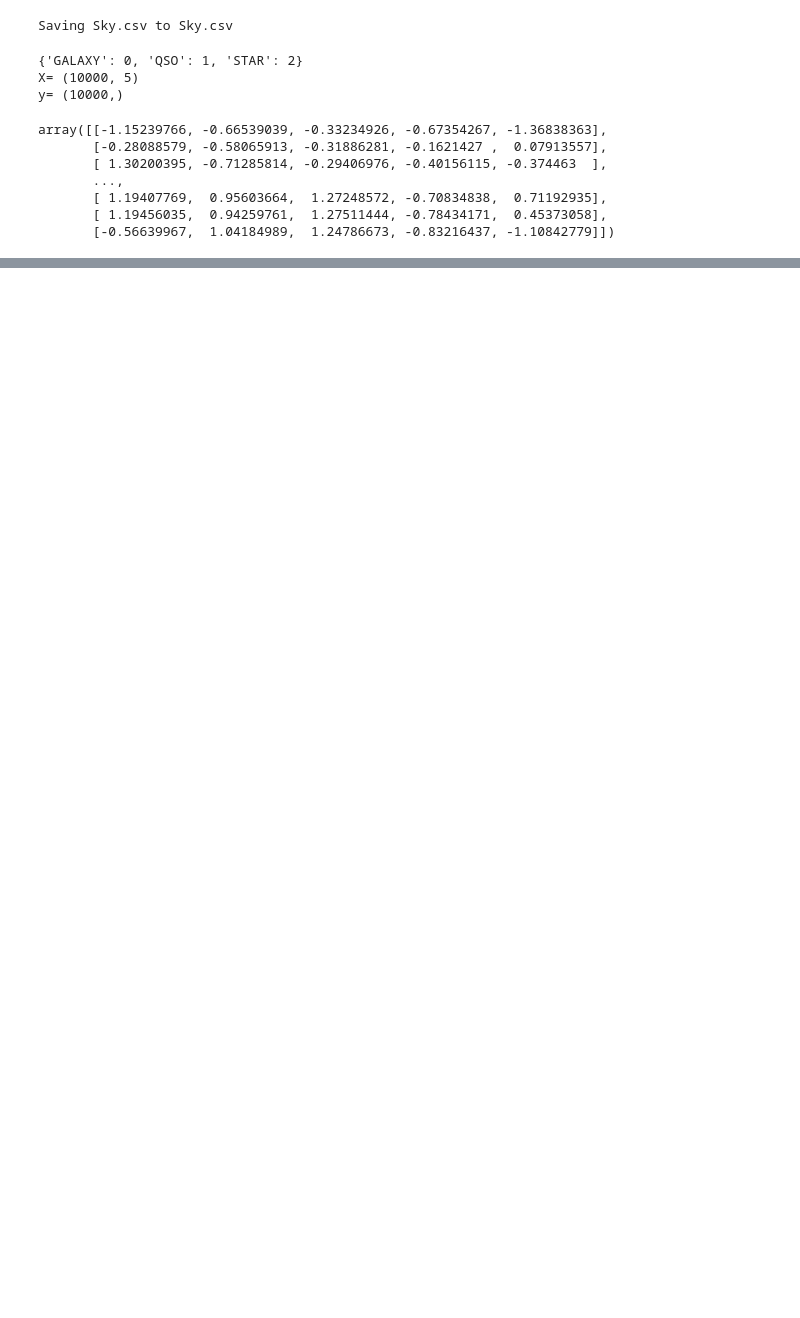
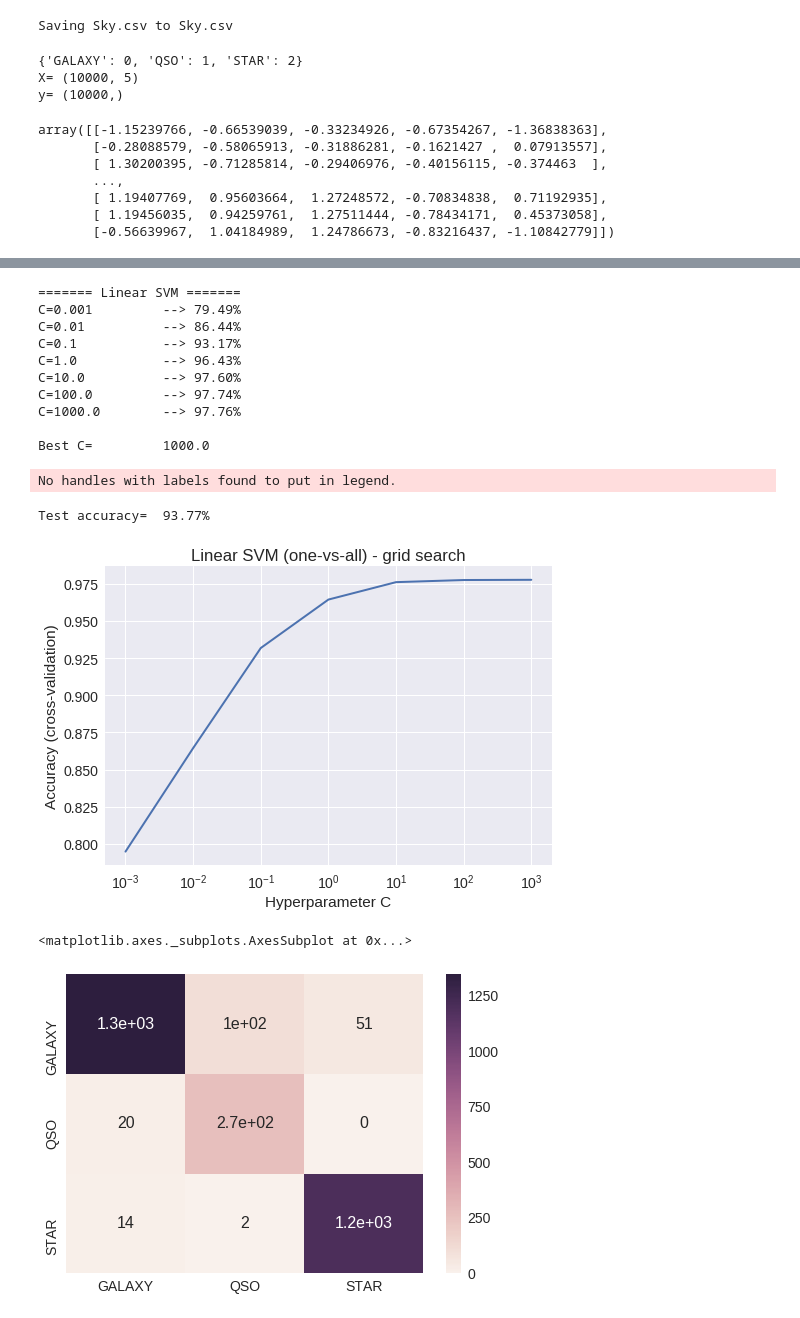
Before and after one commit to MattiaPOLI/DR14, a Jupyter notebook: SVM.ipynb, the cells around one changed output, grey strips where cells are left out. Saved outputs shown, nothing was run; the diff lists cells and outputs as text; code cells hidden in the pictures; blank space fills up the shorter version.

Commit message:
SVM linear - one-vs-all

```diff
--- a/SVM.ipynb
+++ b/SVM.ipynb
@@ -178,5 +177,79 @@ Test accuracy=  98.20%
 <matplotlib.axes._subplots.AxesSubplot at 0x...>
 [figure]
+# %%
+# ~-----linear SVM (one-vs-all)-----
+# auxiliary variables
+accuracy_validation = []
+score_max = 0
+C_best_linear = 0
+
+# optimizes parameters
+print("======= Linear SVM =======")
+for C in C_range:
+    model = svm.LinearSVC(C=C, dual=False)
+    scores = cross_val_score(model, X_train, y_train, cv=10)
+    avg = np.mean(scores)
+    accuracy_validation.append(avg)
+    print("C=" + str(C) + "   \t--> %.2f%%" % (avg*100))
+    if (avg > score_max):
+        score_max = avg
+        C_best_linear = C
+
+print("\nBest C=   \t" + str(C_best_linear))
+
+
+# ~-----create best SVM-----
+# train model
+svc_linear_all = svm.LinearSVC(C=C_best_linear)
+svc_linear_all.fit(X_train, y_train)
+
+# evaluate classificator on testing set
+accuracy = svc_linear_all.score(X_test, y_test)
+
+print("Test accuracy= \t%.2f%%" % (accuracy*100))
+
+
+# ~-----visualize results-----
+# accuracy w.r.t. parameters
+fig = plt.figure()
+ax = fig.gca()
+plt.plot(C_range, accuracy_validation, linewidth=2)#, label='average accuracy on cross validation')
+plt.xscale("log")
+plt.title('Linear SVM (one-vs-all) - grid search')
+plt.xlabel('Hyperparameter C')
+plt.ylabel('Accuracy (cross-validation)')
+ax.legend()
+plt.show()
+
+# decision boundaries
+
+
+# ~-----confusion matrix-----
+# compute confusion matrix
+y_pred = svc_linear_all.predict(X_test)
+conf_mtx = confusion_matrix(y_test, y_pred)
+
+# plot confusion matrix
+df_cm = pd.DataFrame(conf_mtx, index = [i for i in classes],
+                  columns = [i for i in classes])
+sn.set(font_scale=1.4)#for label size
+sn.heatmap(df_cm, annot=True,annot_kws={"size": 16})# font size
+# %% [output]
+======= Linear SVM =======
+C=0.001         --> 79.49%
+C=0.01          --> 86.44%
+C=0.1           --> 93.17%
+C=1.0           --> 96.43%
+C=10.0          --> 97.60%
+C=100.0         --> 97.74%
+C=1000.0        --> 97.76%
+
+Best C=         1000.0
+No handles with labels found to put in legend.
+Test accuracy=  93.77%
+[figure, added]
+<matplotlib.axes._subplots.AxesSubplot at 0x...>
+[figure, added]
 # %%
 from sklearn.model_selection import GridSearchCV
 
```
Also changed, not shown: parts of 4 cells of this notebook.
